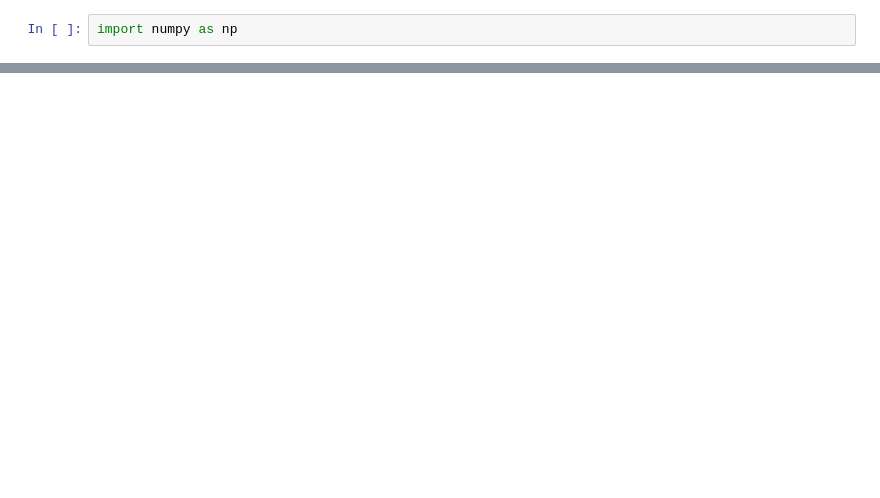
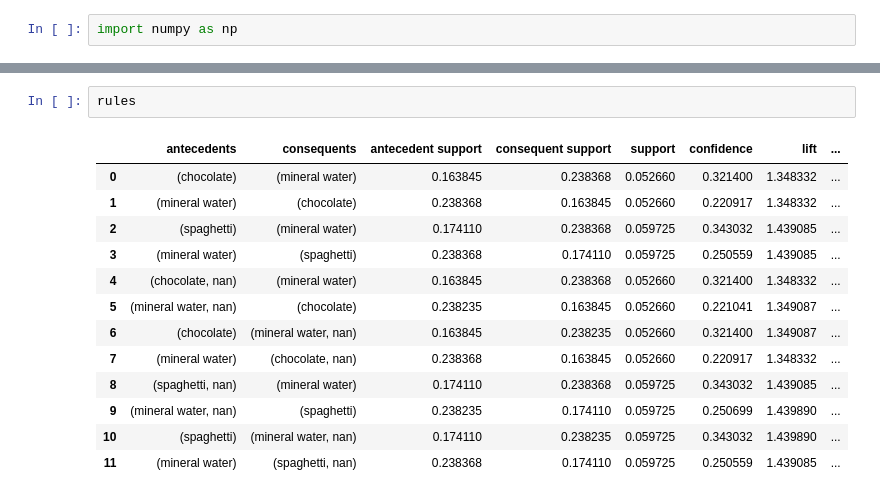
Before and after one commit to mdrijwan123/Data-Science-Business-UseCases-with-Python, a Jupyter notebook: Association Retail Store Apriori/Association using inbuild File.ipynb, the cells around one changed output, grey strips where cells are left out. Cells and saved outputs as stored; diff of their text form; blank space fills up the shorter version.

```diff
--- a/Association Retail Store Apriori/Association using inbuild File.ipynb
+++ b/Association Retail Store Apriori/Association using inbuild File.ipynb
@@ -159,0 +160,16 @@ KeyError: 'antecedants'
+# %%
+rules
+# %% [output]
+|  | antecedents | consequents | antecedent support | consequent support | support | confidence | lift | ... |
+| 0 | (chocolate) | (mineral water) | 0.163845 | 0.238368 | 0.052660 | 0.321400 | 1.348332 | ... |
+| 1 | (mineral water) | (chocolate) | 0.238368 | 0.163845 | 0.052660 | 0.220917 | 1.348332 | ... |
+| 2 | (spaghetti) | (mineral water) | 0.174110 | 0.238368 | 0.059725 | 0.343032 | 1.439085 | ... |
+| 3 | (mineral water) | (spaghetti) | 0.238368 | 0.174110 | 0.059725 | 0.250559 | 1.439085 | ... |
+| 4 | (chocolate, nan) | (mineral water) | 0.163845 | 0.238368 | 0.052660 | 0.321400 | 1.348332 | ... |
+| 5 | (mineral water, nan) | (chocolate) | 0.238235 | 0.163845 | 0.052660 | 0.221041 | 1.349087 | ... |
+| 6 | (chocolate) | (mineral water, nan) | 0.163845 | 0.238235 | 0.052660 | 0.321400 | 1.349087 | ... |
+| 7 | (mineral water) | (chocolate, nan) | 0.238368 | 0.163845 | 0.052660 | 0.220917 | 1.348332 | ... |
+| 8 | (spaghetti, nan) | (mineral water) | 0.174110 | 0.238368 | 0.059725 | 0.343032 | 1.439085 | ... |
+| 9 | (mineral water, nan) | (spaghetti) | 0.238235 | 0.174110 | 0.059725 | 0.250699 | 1.439890 | ... |
+| 10 | (spaghetti) | (mineral water, nan) | 0.174110 | 0.238235 | 0.059725 | 0.343032 | 1.439890 | ... |
+| 11 | (mineral water) | (spaghetti, nan) | 0.238368 | 0.174110 | 0.059725 | 0.250559 | 1.439085 | ... |
```
Also changed, not shown: parts of 12 cells of this notebook, 6 other files.
